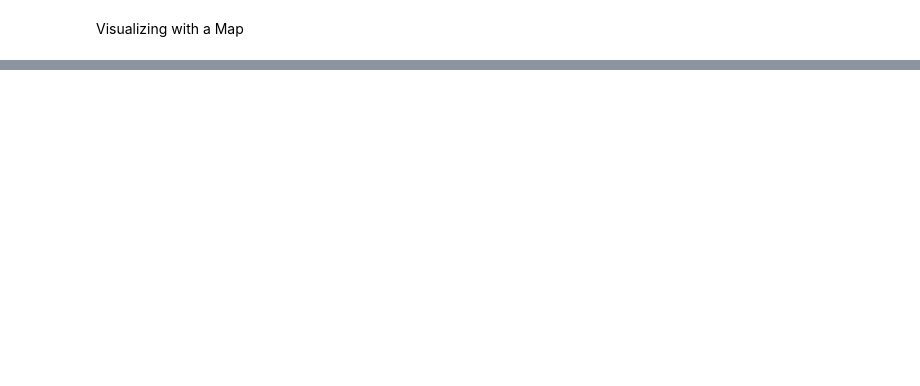
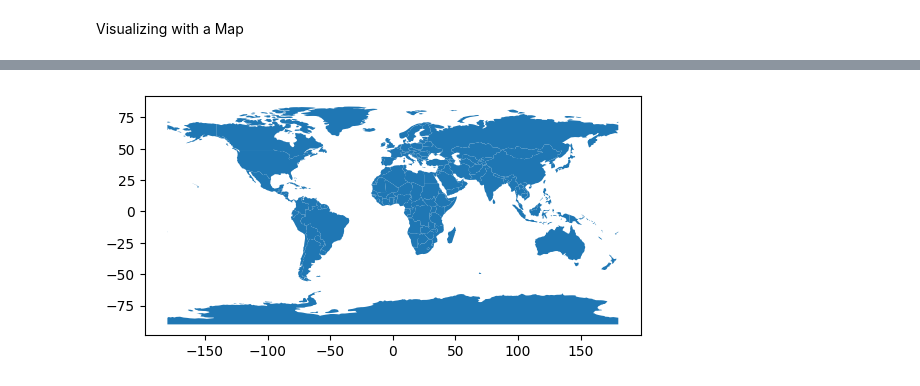
Before and after one commit to MMustafa01/Computational-Intelligence-Assignment-3--SOM-and-RL, a Jupyter notebook: Q1_som_vis.ipynb, the cells around one changed output, grey strips where cells are left out. Drawn from its saved outputs; the diff is of its cells as text; code cells hidden in the pictures; blank space fills up the shorter version.

```diff
--- a/Q1_som_vis.ipynb
+++ b/Q1_som_vis.ipynb
@@ -404,0 +377,8 @@ array([[1.11073618e-03, 6.54407434e-05, 3.04066895e-04],
+# %%
+lst = feature_visual_select_ratio
+for i in range(len(lst)):
+    for j in range(len(lst[i])):
+        if lst[i][j] =='nan':
+            lst[i][j] = 0.0
+
+lst
@@ -488,0 +412,11 @@ array([['0.019521831443765333', '1.005182928115757',
+# %%
+vectors = lst[:,:-1]
+
+# x = vectors[0][0:3]
+# x
+color =som.BMU(vectors.astype(np.float32)[0])
+country_colors = {}
+for i in range(len(vectors)):
+    country_colors[lst[i][3]] = som.BMU(vectors.astype(np.float32)[i])
+
+country_colors
@@ -488,0 +441,18 @@ array([['0.019521831443765333', '1.005182928115757',
+# %%
+world.plot()
+
+# ax = world.plot(color = 'gray')
+type(world)
+
+# world['colors'][0] = [0,0,0]
+color_column = []
+for country in world.iterrows():
+    if country[1][2] == 'United States of America':
+        color_column.append(tuple(country_colors['US']))
+    else:
+        color_column.append(tuple(country_colors.get(country[1][2], (0,0,0))))
+color_column
+
+world['colors'] = color_column
+world
+# %% [output]
@@ -488,0 +476 @@ array([['0.019521831443765333', '1.005182928115757',
+[figure, added]
```
Also changed, not shown: parts of 18 cells of this notebook, 2 other files.
